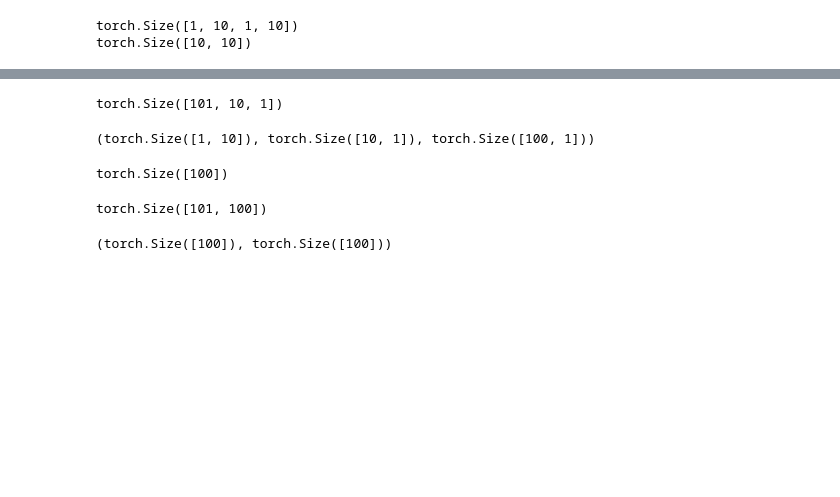
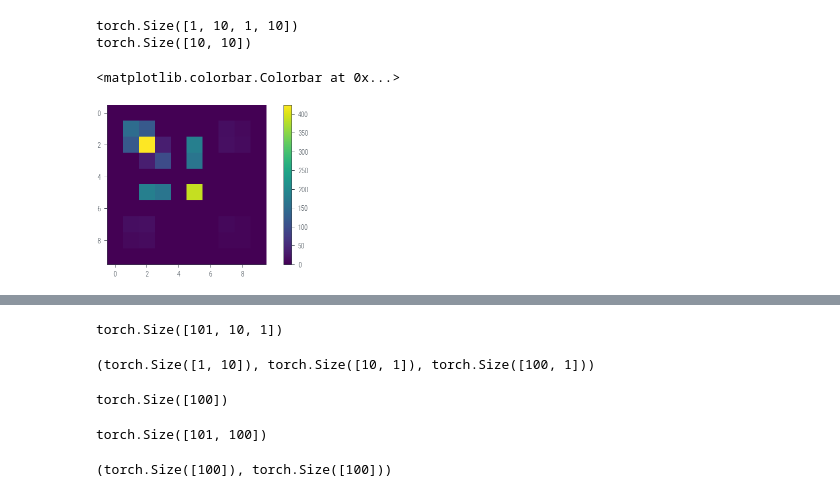
Before and after one commit to nipunbatra/pml-teaching, a Jupyter notebook: notebooks/nn-variants.ipynb, the cells around one changed output, grey strips where cells are left out. Saved outputs shown, nothing was run; the diff lists cells and outputs as text; code cells hidden in the pictures; blank space fills up the shorter version.

```diff
--- a/notebooks/nn-variants.ipynb
+++ b/notebooks/nn-variants.ipynb
@@ -782,3 +781,9 @@ print(H.shape)
 # %% [output]
 torch.Size([1, 10, 1, 10])
 torch.Size([10, 10])
+# %%
+plt.imshow(H.cpu().numpy())
+plt.colorbar()
+# %% [output]
+<matplotlib.colorbar.Colorbar at 0x...>
+[figure, added]
```
Also changed, not shown: parts of 13 cells of this notebook.
